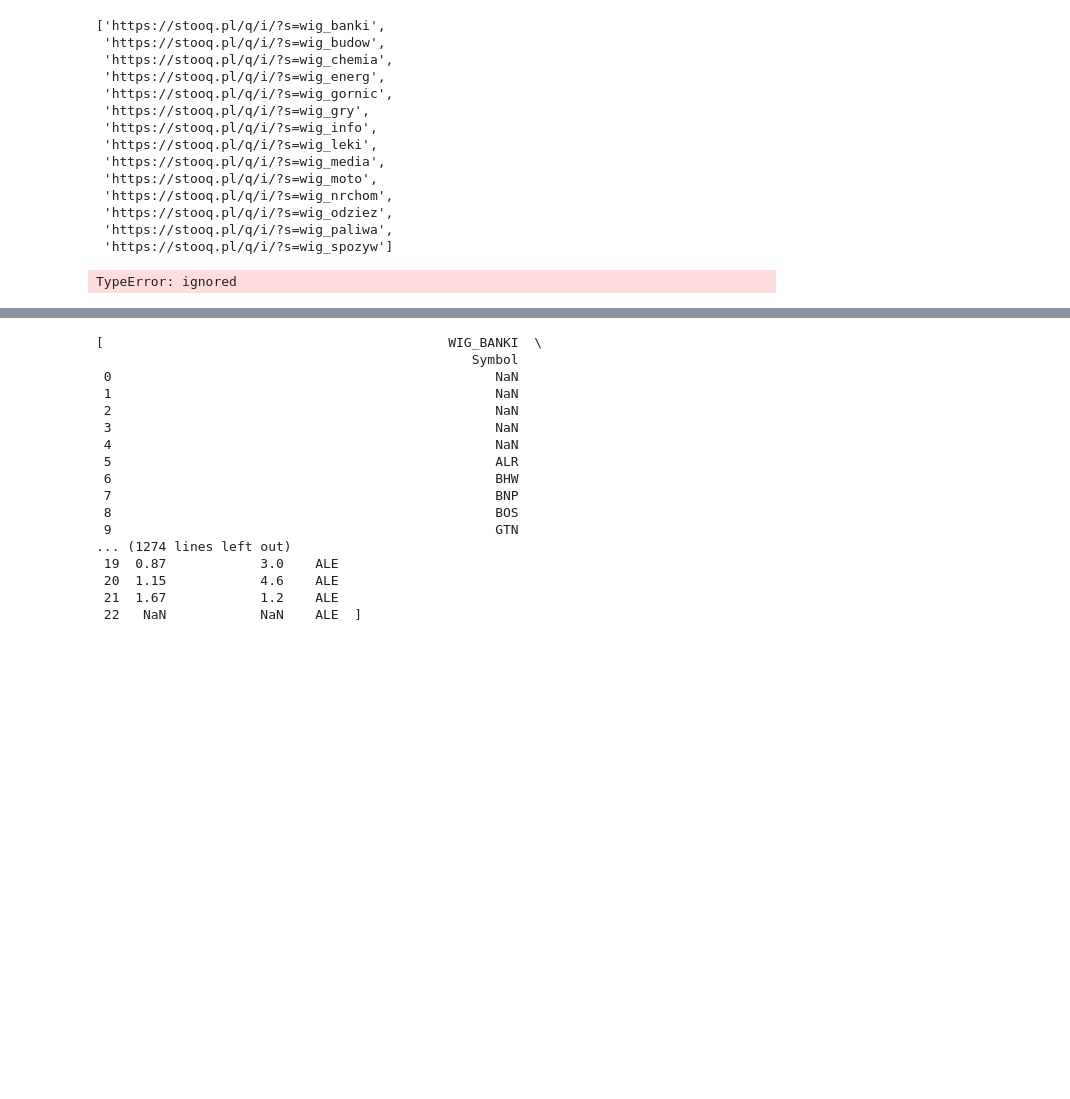
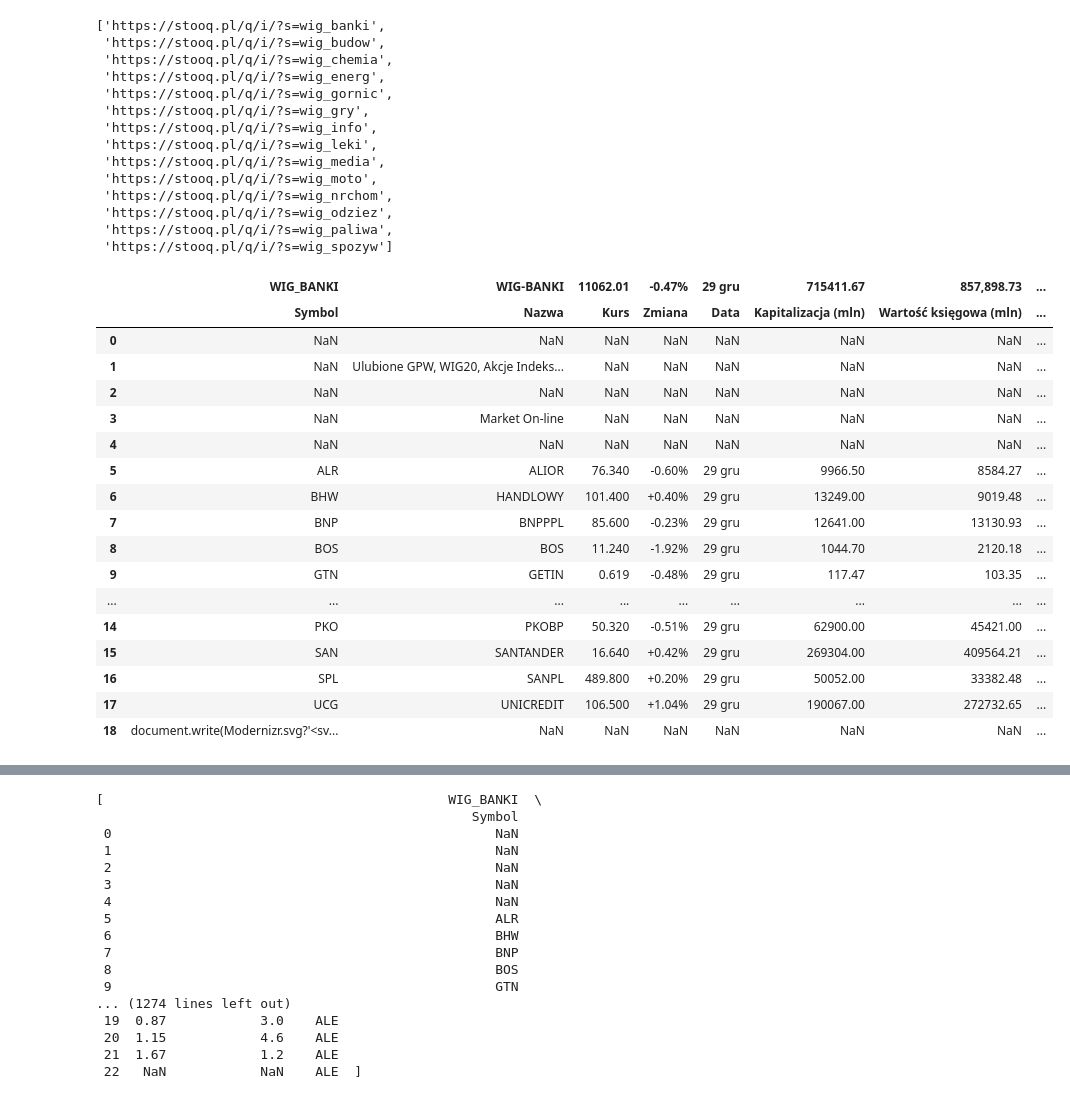
Before and after one commit to efemeryczny/network_analysis_wig, a Jupyter notebook: stooq_tickers_webscrape.ipynb, the cells around one changed output, grey strips where cells are left out. Drawn from its saved outputs; the diff is of its cells as text; code cells hidden in the pictures; blank space fills up the shorter version.

```diff
--- a/stooq_tickers_webscrape.ipynb
+++ b/stooq_tickers_webscrape.ipynb
@@ -176,10 +189,25 @@ SECTORS_TICKERS
  'https://stooq.pl/q/i/?s=wig_odziez',
  'https://stooq.pl/q/i/?s=wig_paliwa',
  'https://stooq.pl/q/i/?s=wig_spozyw']
-# %%
-for i in SECTORS_TICKERS:
-  tickers_sectors = pd.read_html(i)[1]
-
-pd.concat(tickers_sectors)
-# %% [output]
-TypeError: ignored
+# %%
+tickers_sectors = pd.read_html('https://stooq.pl/q/i/?s=wig_banki')[1]
+tickers_sectors
+# %% [output]
+|  | WIG_BANKI | WIG-BANKI | 11062.01 | -0.47% | 29 gru | 715411.67 | 857,898.73 | ... |
+|  | Symbol | Nazwa | Kurs | Zmiana | Data | Kapitalizacja (mln) | Wartość księgowa (mln) | ... |
+| 0 | NaN | NaN | NaN | NaN | NaN | NaN | NaN | ... |
+| 1 | NaN | Ulubione GPW, WIG20, Akcje Indeks... | NaN | NaN | NaN | NaN | NaN | ... |
+| 2 | NaN | NaN | NaN | NaN | NaN | NaN | NaN | ... |
+| 3 | NaN | Market On-line | NaN | NaN | NaN | NaN | NaN | ... |
+| 4 | NaN | NaN | NaN | NaN | NaN | NaN | NaN | ... |
+| 5 | ALR | ALIOR | 76.340 | -0.60% | 29 gru | 9966.50 | 8584.27 | ... |
+| 6 | BHW | HANDLOWY | 101.400 | +0.40% | 29 gru | 13249.00 | 9019.48 | ... |
+| 7 | BNP | BNPPPL | 85.600 | -0.23% | 29 gru | 12641.00 | 13130.93 | ... |
+| 8 | BOS | BOS | 11.240 | -1.92% | 29 gru | 1044.70 | 2120.18 | ... |
+| 9 | GTN | GETIN | 0.619 | -0.48% | 29 gru | 117.47 | 103.35 | ... |
+| ... | ... | ... | ... | ... | ... | ... | ... | ... |
+| 14 | PKO | PKOBP | 50.320 | -0.51% | 29 gru | 62900.00 | 45421.00 | ... |
+| 15 | SAN | SANTANDER | 16.640 | +0.42% | 29 gru | 269304.00 | 409564.21 | ... |
+| 16 | SPL | SANPL | 489.800 | +0.20% | 29 gru | 50052.00 | 33382.48 | ... |
+| 17 | UCG | UNICREDIT | 106.500 | +1.04% | 29 gru | 190067.00 | 272732.65 | ... |
+| 18 | document.write(Modernizr.svg?'<sv... | NaN | NaN | NaN | NaN | NaN | NaN | ... |
```
Also changed, not shown: parts of 7 cells of this notebook.
